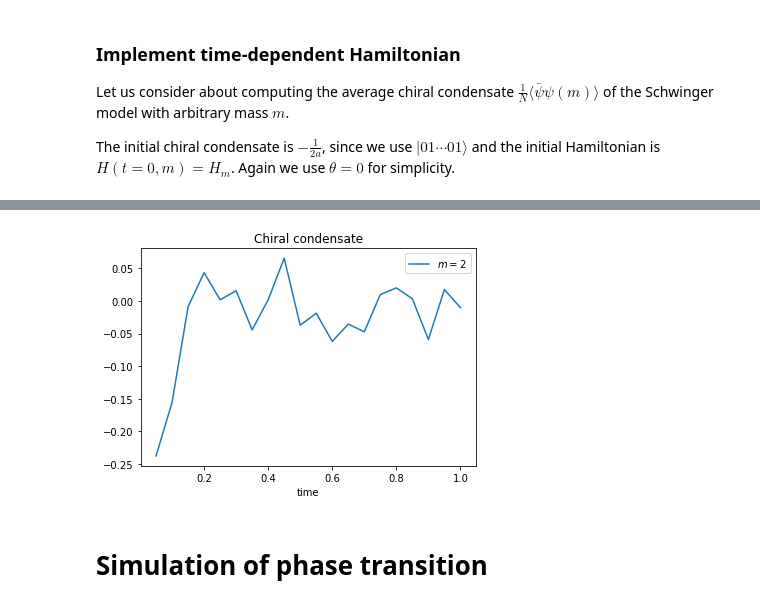
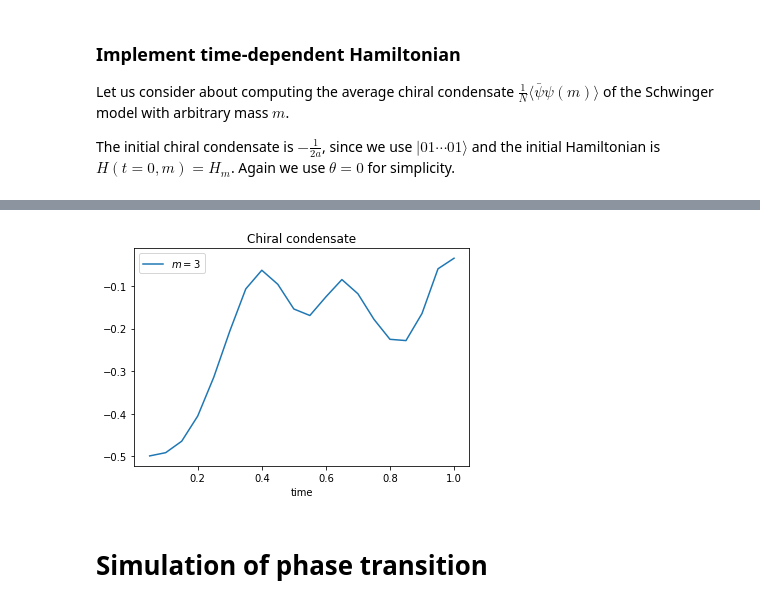
Before and after one commit to IKEDAKAZUKI/Qiskit-Tutorial, a Jupyter notebook: Quantum_simulation_of_Schwinger_model.ipynb, the cells around one changed output, grey strips where cells are left out. Saved outputs shown, nothing was run; the diff lists cells and outputs as text; code cells hidden in the pictures.

```diff
--- a/Quantum_simulation_of_Schwinger_model.ipynb
+++ b/Quantum_simulation_of_Schwinger_model.ipynb
@@ -323,8 +324,8 @@ g=1
 
 J = 0.5*g*g*a
 
-t_max = n_site
-step_max = 10*t_max
+t_max = 3
+step_max = 20*t_max
 
 dt = t_max/step_max
 
@@ -346,12 +347,12 @@ from qiskit.tools.monitor import job_monitor
 
 ###make measurement circuit
 qc_meas = QuantumCircuit(qr,cr)
-for q in qr:
-    qc_meas.h(q)
+#for q in qr:
+#    qc_meas.h(q)
 qc_meas.measure(qr,cr)
 
 time_list=[]
-mag_list=[]
+cc_list=[]
 error_list=[]
 
 
@@ -361,7 +362,7 @@ n_shots = 10000
 
 ## prepare the initial state
 for i in range(int(n_site/2)):
-  qc.h(qr[2*i+1])
+  qc.x(qr[2*i])
 
 for step in range(1,step_max+1):
     ###edit here###
@@ -386,10 +387,10 @@ for step in range(1,step_max+1):
         qc.rz(M*((-1)**(i+1))*dt,qr[i])
 
 
-###exp(-iH_{ZZ}\Delta t)  Electric Field
-    for i in range(n_site-1):
-        for k in range(1,i+1):
-            for l in range(k):
+    ###exp(-iH_{ZZ}\Delta t)  Electric Field
+    for i in range(1,n_site-1):
+        for k in range(0,i):
+            for l in range(k+1,i+1):
                 qc.rzz(J*dt,qr[k],qr[l])
 
 
@@ -413,8 +414,9 @@ for step in range(1,step_max+1):
 
     result = job.result() # obtain results
     counts = result.get_counts(qc_total)
-        #compute magnetization
-    mag = 0
+
+    #compute chiral condensate
+    cc = 0
 
     se=0 #standard error
 
@@ -424,7 +426,7 @@ for step in range(1,step_max+1):
         obs = 0
         for j in range(n_site):
             obs +=(-1)**int(bit_string[j])*(-1)**(j+1)
-        mag += obs*count/n_shots/(2*a)#/n_site
+        cc += obs*count/n_shots/(2*a)/n_site
 
         for i in range(count):
             error.append(obs/(2*a))
@@ -435,7 +437,7 @@ for step in range(1,step_max+1):
 
 
     time_list.append(dt*step) #append time to the list of time
-    mag_list.append(mag)
+    cc_list.append(cc)
     error_list.append(se)
 # %% [output]
 About to run job
@@ -532,8 +534,8 @@ from qiskit.tools.monitor import job_monitor
 
 ###make measurement circuit
 qc_meas = QuantumCircuit(qr,cr)
-for q in qr:
-    qc_meas.h(q)
+#for q in qr:
+#    qc_meas.h(q)
 qc_meas.measure(qr,cr)
 
 time_list=[]
@@ -547,7 +549,7 @@ n_shots = 10000
 
 ## prepare the initial state
 for i in range(int(n_site/2)):
-  qc.h(qr[2*i+1])
+  qc.x(qr[2*i])
 
 for step in range(1,step_max+1):
     ###edit here###
@@ -572,10 +574,10 @@ for step in range(1,step_max+1):
         qc.rz(M*((-1)**(i+1))*dt,qr[i])
 
 
-###exp(-iH_{ZZ}\Delta t)  Electric Field
-    for i in range(n_site-1):
-        for k in range(1,i+1):
-            for l in range(k):
+    ###exp(-iH_{ZZ}\Delta t)  Electric Field
+    for i in range(1,n_site-1):
+        for k in range(0,i):
+            for l in range(k+1,i+1):
                 qc.rzz(J*step*dt,qr[k],qr[l])
 
 
@@ -642,13 +644,13 @@ Job Status: job has successfully run
 Processed 20 jobs: 100.0 % has been done
 Time is 1.0
 # %%
-plt.plot(time_list, mag_list, "-",label=f'$m={M}$')
+plt.plot(time_list, cc_list, "-",label=f'$m={M}$')
 plt.title('Chiral condensate')
 plt.xlabel('time')
 plt.legend()
 plt.show()
 # %% [output]
-[figure, old version]
+[figure, new version]
 # %% [markdown]
 # Simulation of phase transition
 # %% [markdown]
```
Also changed, not shown: parts of 9 cells of this notebook.
